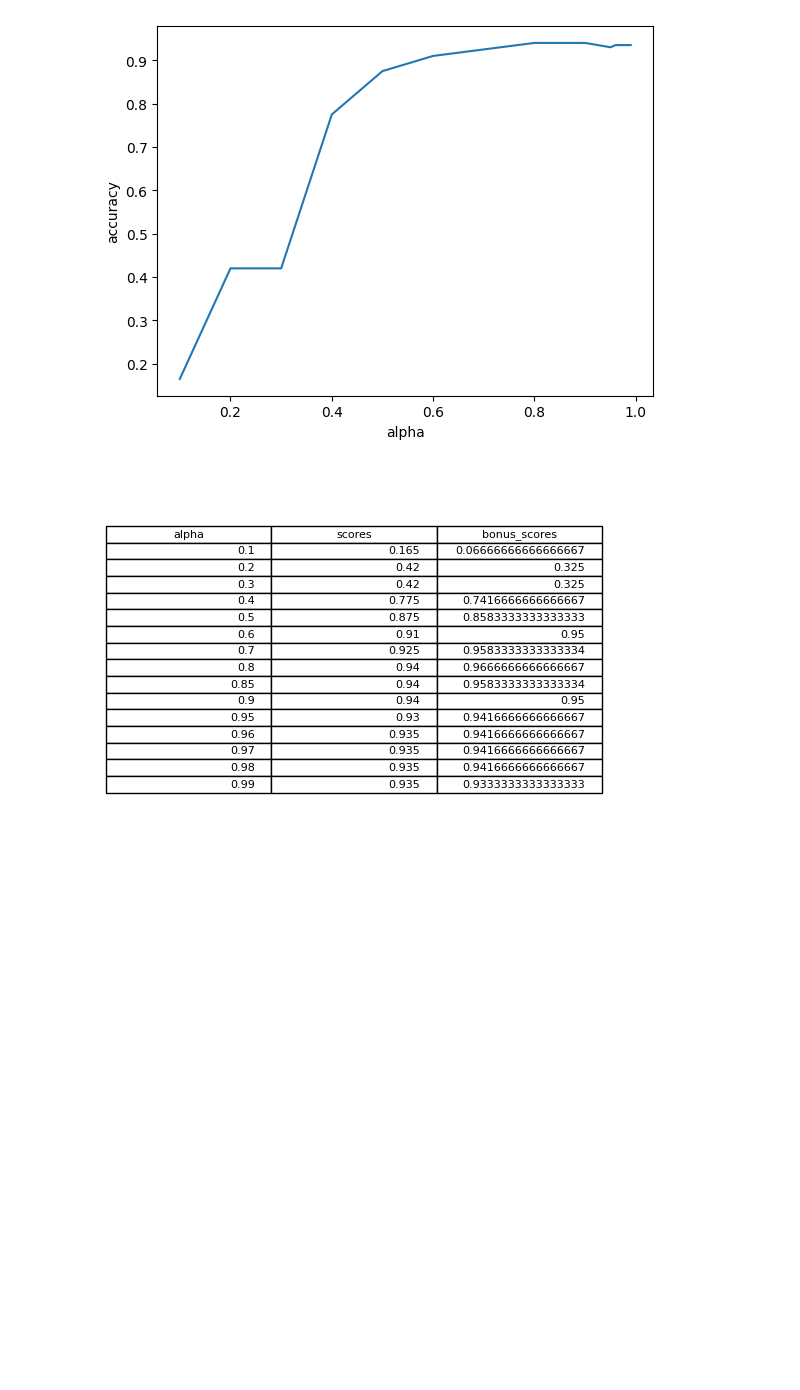
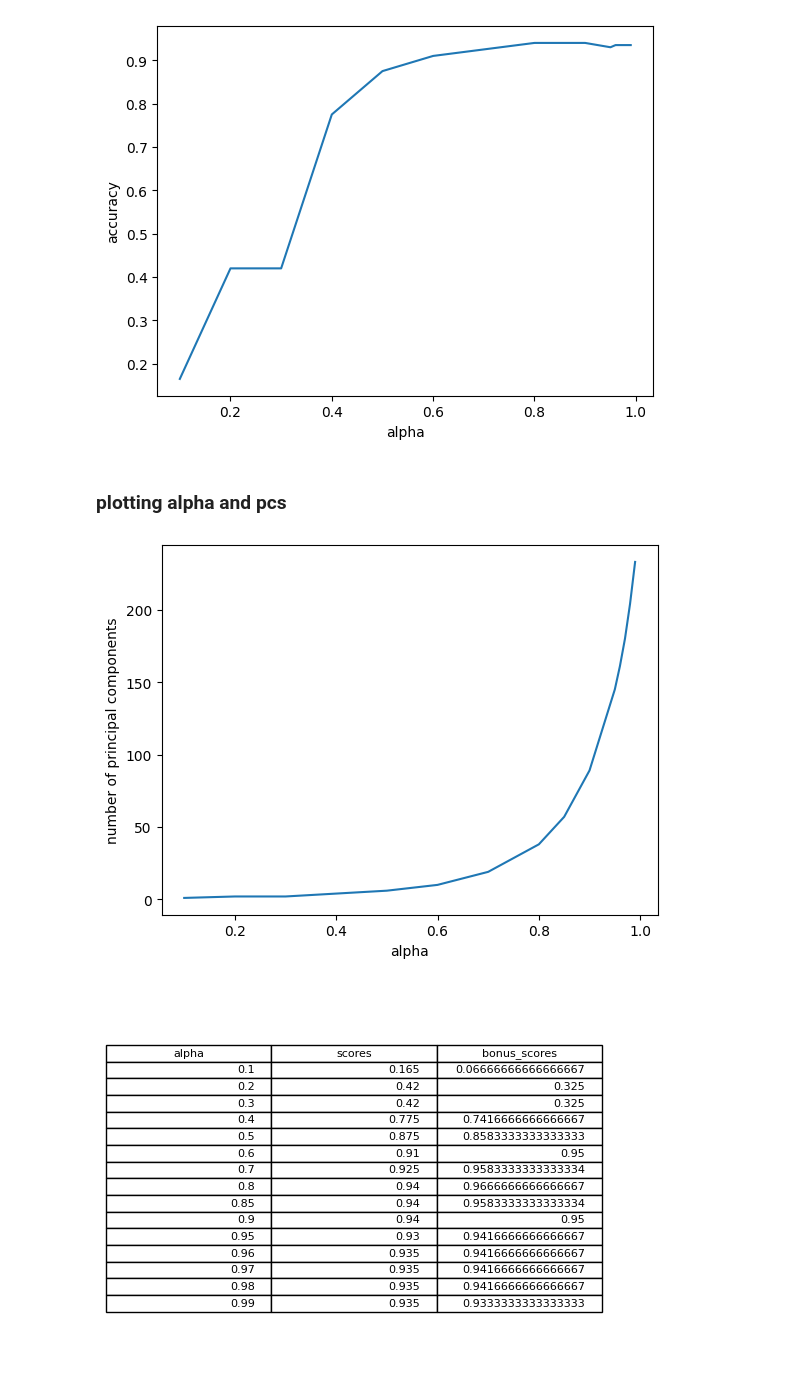
Before and after one commit to yousefkotp/Face-Recognition-Using-PCA-LDA, a Jupyter notebook: main.ipynb, the cells around one changed output. Saved outputs shown, nothing was run; the diff lists cells and outputs as text; code cells hidden in the pictures; blank space fills up the shorter version.

```diff
--- a/main.ipynb
+++ b/main.ipynb
@@ -244,6 +244,15 @@ plt.show()
 # %% [output]
 [figure]
 [figure]
+# %% [markdown]
+### plotting alpha and pcs
+# %%
+plt.plot(alpha, bonus_pcs)
+plt.ylabel("number of principal components")
+plt.xlabel("alpha")
+plt.show()
+# %% [output]
+[figure, added]
 # %%
 size=bonus_pcs.shape[0]
 plt.axis('off')
```
